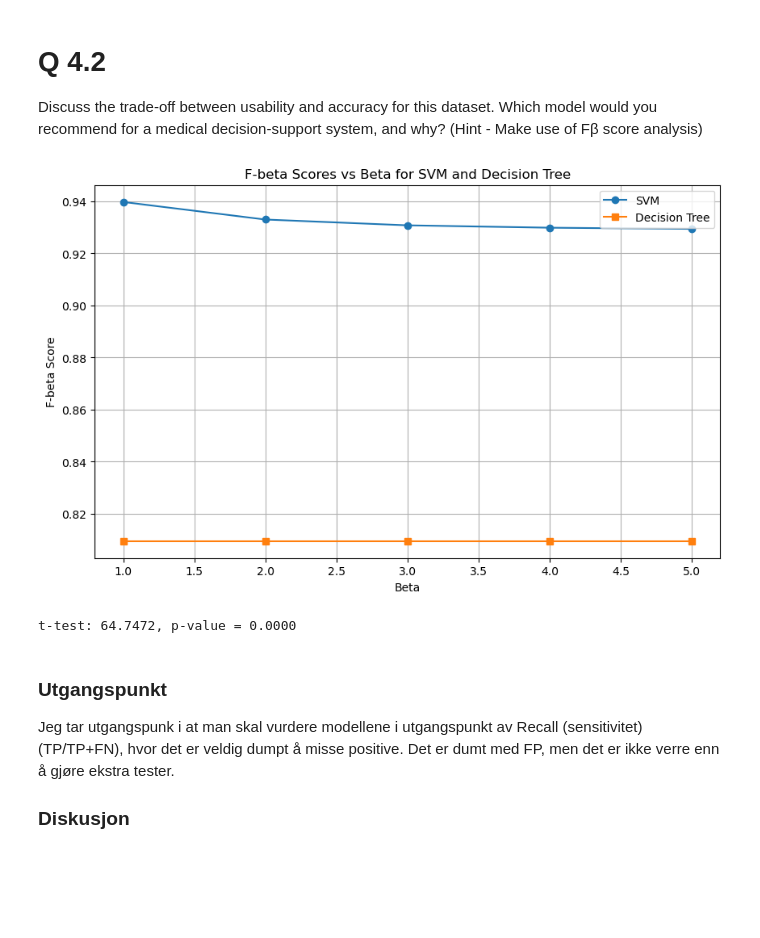
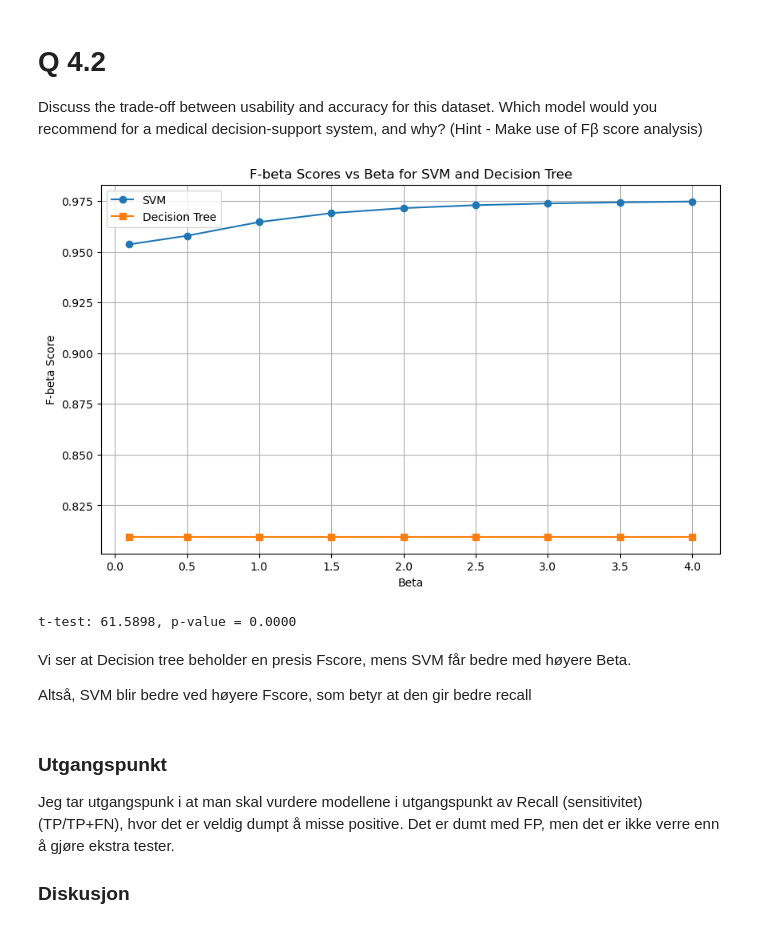
Before and after one commit to jonas-birkeli/machine_learning_2, a Jupyter notebook: main.ipynb, the cells around one changed output. Saved outputs shown, nothing was run; the diff lists cells and outputs as text; code cells hidden in the pictures; blank space fills up the shorter version.

Commit message:
Use broader beta scores

```diff
--- a/main.ipynb
+++ b/main.ipynb
@@ -706,29 +706,33 @@ tree_pipeline.fit(X_train, y_train)
 
 yA, yB = svm_pipeline.predict(X_test), tree_pipeline.predict(X_test)
 
-for b in range(1,6):
+betas = [0.1, 0.5, 1, 1.5, 2, 2.5, 3, 3.5, 4]
+
+for b in betas:
     scores_svm.append(fbeta_score(y_test, yA, beta=b))
     scores_tree.append(fbeta_score(y_test, yB, beta=b))
 
 #scores_svm
 # %%
-betas = [x for x in range(1,6)]
-
 plt.figure(figsize=(10, 6))
 plt.plot(betas, scores_svm, marker='o', label='SVM')
 plt.plot(betas, scores_tree, marker='s', label='Decision Tree')
 plt.xlabel('Beta')
 plt.ylabel('F-beta Score')
 plt.title('F-beta Scores vs Beta for SVM and Decision Tree')
 plt.legend()
 plt.grid(True)
 plt.show()
 
 t_stat, p_value = ttest_rel(scores_svm, scores_tree)
 print(f"t-test: {t_stat:.4f}, p-value = {p_value:.4f}")
 # %% [output]
-[figure, old version]
+[figure, new version]
-t-test: 64.7472, p-value = 0.0000
+t-test: 61.5898, p-value = 0.0000
+# %% [markdown]
+Vi ser at Decision tree beholder en presis Fscore, mens SVM får bedre med høyere Beta.
+
+Altså, SVM blir bedre ved høyere Fscore, som betyr at den gir bedre recall
 # %% [markdown]
 ### Utgangspunkt
 Jeg tar utgangspunk i at man skal vurdere modellene i utgangspunkt av Recall (sensitivitet) (TP/TP+FN), hvor det er veldig dumpt å misse positive. Det er dumt med FP, men det er ikke verre enn å gjøre ekstra tester.
```
